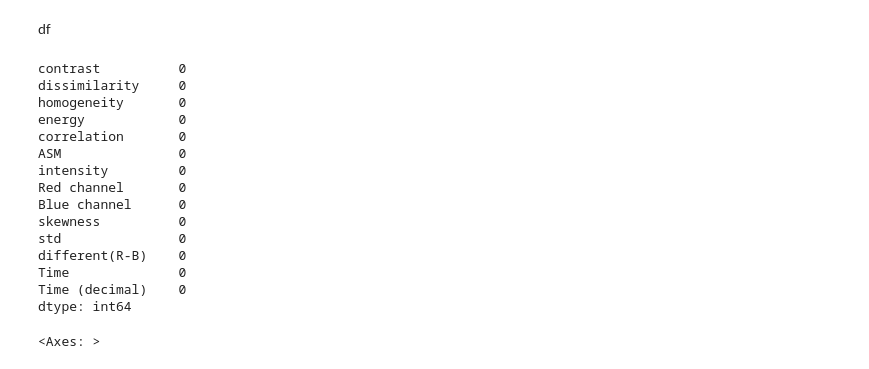
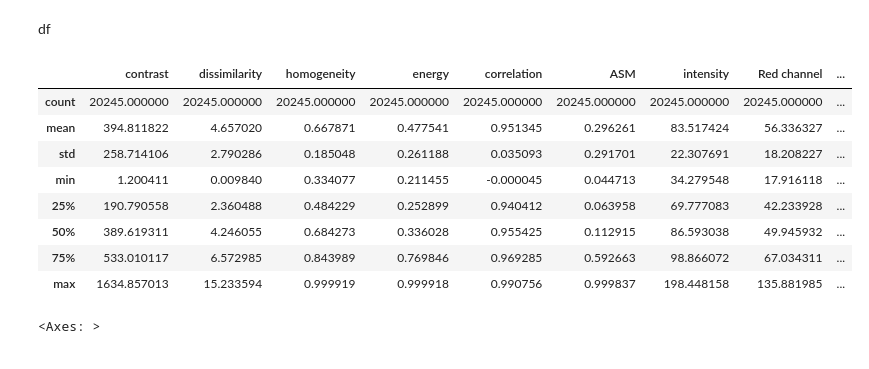
Before and after one commit to PrachayaKMITL/NARIT_internship_2024, a Jupyter notebook: Test_kernel/test_data.ipynb, the cells around one changed output. Cells and saved outputs as stored; diff of their text form; code cells hidden in the pictures.

```diff
--- a/Test_kernel/test_data.ipynb
+++ b/Test_kernel/test_data.ipynb
@@ -72,24 +72,18 @@ sunrise2,sunset2 = SunPosition.DaytimeInfo(latitude=location[0],declination=dec,
 df1 = Builddataset().DayNightSplit(suntime=[sunrise1,sunset1],Mode='day',dataframe=df1)
 df2 = Builddataset().DayNightSplit(suntime=[sunrise2,sunset2],Mode='day',dataframe=df2)
 df = pd.concat([df1,df2])
-# %%
-df.isna().sum()
-# %% [output]
-contrast          0
-dissimilarity     0
-homogeneity       0
-energy            0
-correlation       0
-ASM               0
-intensity         0
-Red channel       0
-Blue channel      0
-skewness          0
-std               0
-different(R-B)    0
-Time              0
-Time (decimal)    0
-dtype: int64
+# %%
+df.describe()
+# %% [output]
+|  | contrast | dissimilarity | homogeneity | energy | correlation | ASM | intensity | Red channel | ... |
+| count | 20245.000000 | 20245.000000 | 20245.000000 | 20245.000000 | 20245.000000 | 20245.000000 | 20245.000000 | 20245.000000 | ... |
+| mean | 394.811822 | 4.657020 | 0.667871 | 0.477541 | 0.951345 | 0.296261 | 83.517424 | 56.336327 | ... |
+| std | 258.714106 | 2.790286 | 0.185048 | 0.261188 | 0.035093 | 0.291701 | 22.307691 | 18.208227 | ... |
+| min | 1.200411 | 0.009840 | 0.334077 | 0.211455 | -0.000045 | 0.044713 | 34.279548 | 17.916118 | ... |
+| 25% | 190.790558 | 2.360488 | 0.484229 | 0.252899 | 0.940412 | 0.063958 | 69.777083 | 42.233928 | ... |
+| 50% | 389.619311 | 4.246055 | 0.684273 | 0.336028 | 0.955425 | 0.112915 | 86.593038 | 49.945932 | ... |
+| 75% | 533.010117 | 6.572985 | 0.843989 | 0.769846 | 0.969285 | 0.592663 | 98.866072 | 67.034311 | ... |
+| max | 1634.857013 | 15.233594 | 0.999919 | 0.999918 | 0.990756 | 0.999837 | 198.448158 | 135.881985 | ... |
 # %%
 sns.heatmap(data=df.corr(),annot=True,cmap='jet')
 # %% [output]
```
Also changed, not shown: parts of 11 cells of this notebook, 7 other files.
